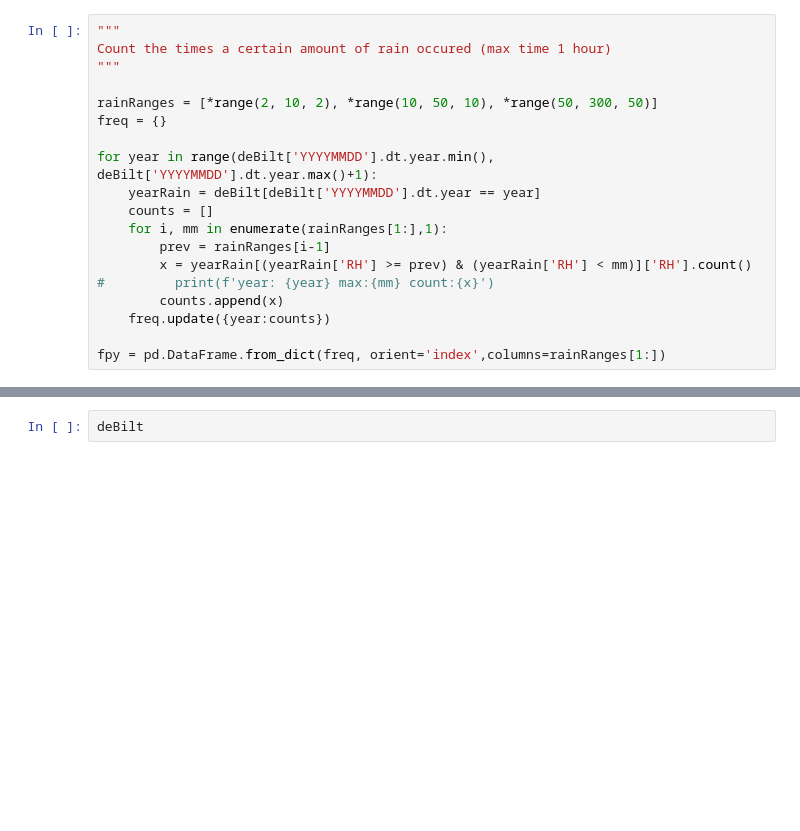
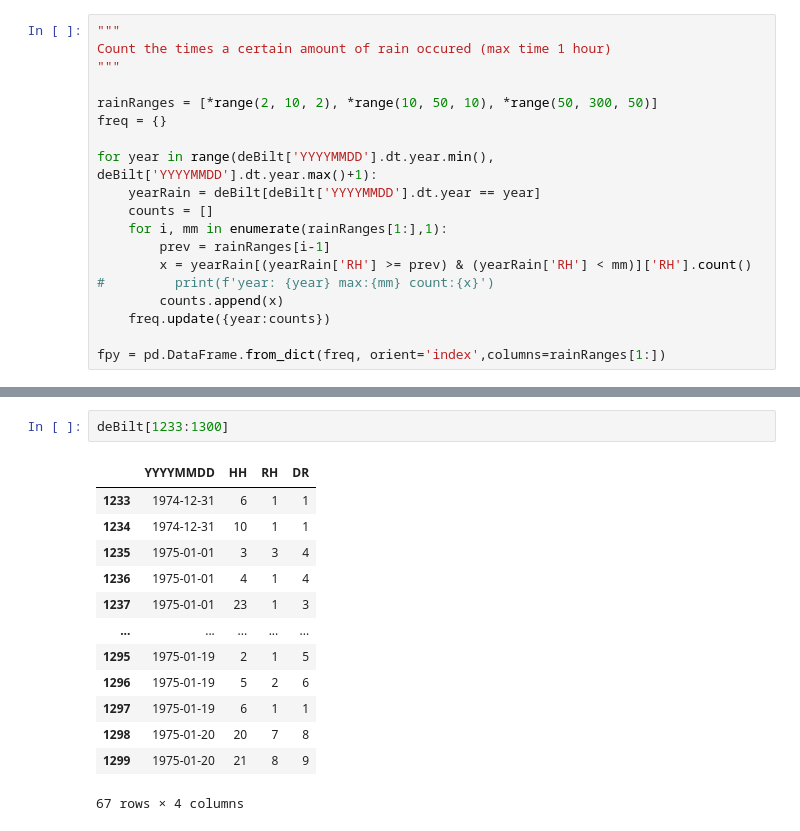
Before and after one commit to darkraisisi/AI-2020-BS-GP, a Jupyter notebook: rainchance_hourly.ipynb, the cells around one changed output, grey strips where cells are left out. Cells and saved outputs as stored; diff of their text form; blank space fills up the shorter version.

```diff
--- a/rainchance_hourly.ipynb
+++ b/rainchance_hourly.ipynb
@@ -75,5 +99,19 @@ x = fpy.plot(figsize=(16,14),colormap="winter")
 # %%
-deBilt
+deBilt[1233:1300]
+# %% [output]
+|  | YYYYMMDD | HH | RH | DR |
+| 1233 | 1974-12-31 | 6 | 1 | 1 |
+| 1234 | 1974-12-31 | 10 | 1 | 1 |
+| 1235 | 1975-01-01 | 3 | 3 | 4 |
+| 1236 | 1975-01-01 | 4 | 1 | 4 |
+| 1237 | 1975-01-01 | 23 | 1 | 3 |
+| ... | ... | ... | ... | ... |
+| 1295 | 1975-01-19 | 2 | 1 | 5 |
+| 1296 | 1975-01-19 | 5 | 2 | 6 |
+| 1297 | 1975-01-19 | 6 | 1 | 1 |
+| 1298 | 1975-01-20 | 20 | 7 | 8 |
+| 1299 | 1975-01-20 | 21 | 8 | 9 |
+67 rows × 4 columns
 # %%
 """
 HH: Current hour
```
Also changed, not shown: parts of 57 cells of this notebook, 4 other files.
